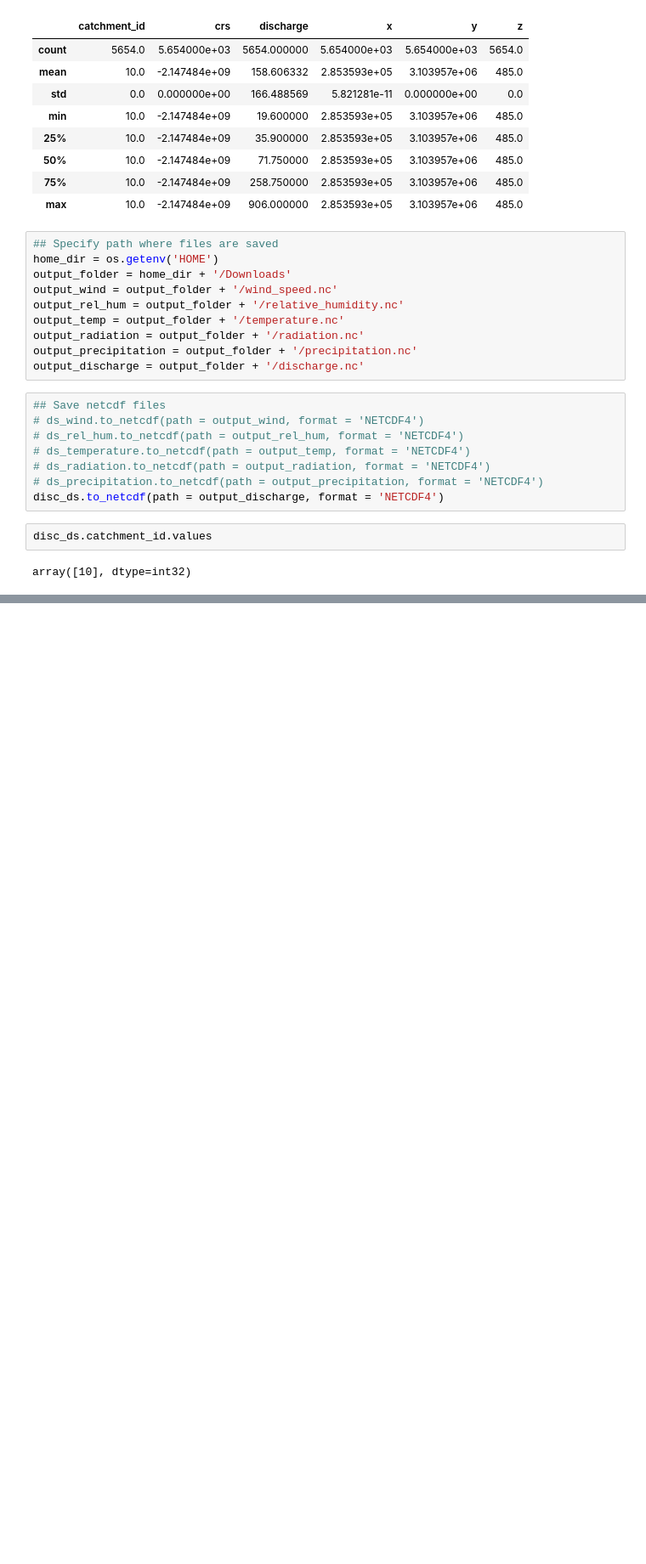
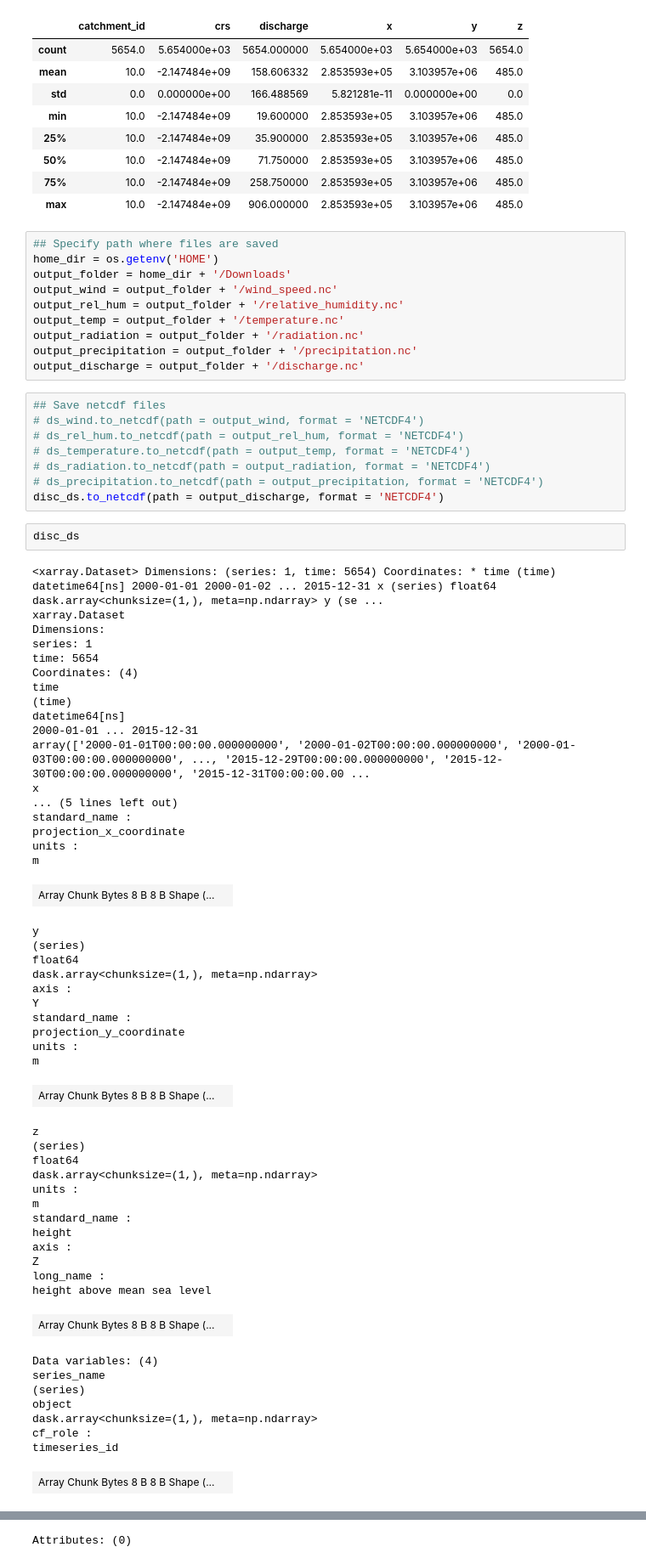
Before and after one commit to jacobqs/MST-Himalaya, a Jupyter notebook: notebooks/shyft_input.ipynb, the cells around one changed output, grey strips where cells are left out. Shown at 85% size. Cells and saved outputs as stored; diff of their text form; blank space fills up the shorter version.

```diff
--- a/notebooks/shyft_input.ipynb
+++ b/notebooks/shyft_input.ipynb
@@ -614,6 +614,55 @@ output_discharge = output_folder + '/discharge.nc'
 # ds_precipitation.to_netcdf(path = output_precipitation, format = 'NETCDF4')
 disc_ds.to_netcdf(path = output_discharge, format = 'NETCDF4')
 # %%
-disc_ds.catchment_id.values
+disc_ds
 # %% [output]
-array([10], dtype=int32)
+<xarray.Dataset> Dimensions: (series: 1, time: 5654) Coordinates: * time (time) datetime64[ns] 2000-01-01 2000-01-02 ... 2015-12-31 x (series) float64 dask.array<chunksize=(1,), meta=np.ndarray> y (se ...
+xarray.Dataset
+Dimensions:
+series: 1
+time: 5654
+Coordinates: (4)
+time
+(time)
+datetime64[ns]
+2000-01-01 ... 2015-12-31
+array(['2000-01-01T00:00:00.000000000', '2000-01-02T00:00:00.000000000', '2000-01-03T00:00:00.000000000', ..., '2015-12-29T00:00:00.000000000', '2015-12-30T00:00:00.000000000', '2015-12-31T00:00:00.00 ...
+x
+... (5 lines left out)
+standard_name :
+projection_x_coordinate
+units :
+m
+| Array Chunk Bytes 8 B 8 B Shape (... |  |
+y
+(series)
+float64
+dask.array<chunksize=(1,), meta=np.ndarray>
+axis :
+Y
+standard_name :
+projection_y_coordinate
+units :
+m
+| Array Chunk Bytes 8 B 8 B Shape (... |  |
+z
+(series)
+float64
+dask.array<chunksize=(1,), meta=np.ndarray>
+units :
+m
+standard_name :
+height
+axis :
+Z
+long_name :
+height above mean sea level
+| Array Chunk Bytes 8 B 8 B Shape (... |  |
+Data variables: (4)
+series_name
+(series)
+object
+dask.array<chunksize=(1,), meta=np.ndarray>
+cf_role :
+timeseries_id
+| Array Chunk Bytes 8 B 8 B Shape (... |  |
@@ -620 +694,2 @@ array([10], dtype=int32)
+Attributes: (0)
 # %%
```
Also changed, not shown: parts of 11 cells of this notebook, 7 other files.
